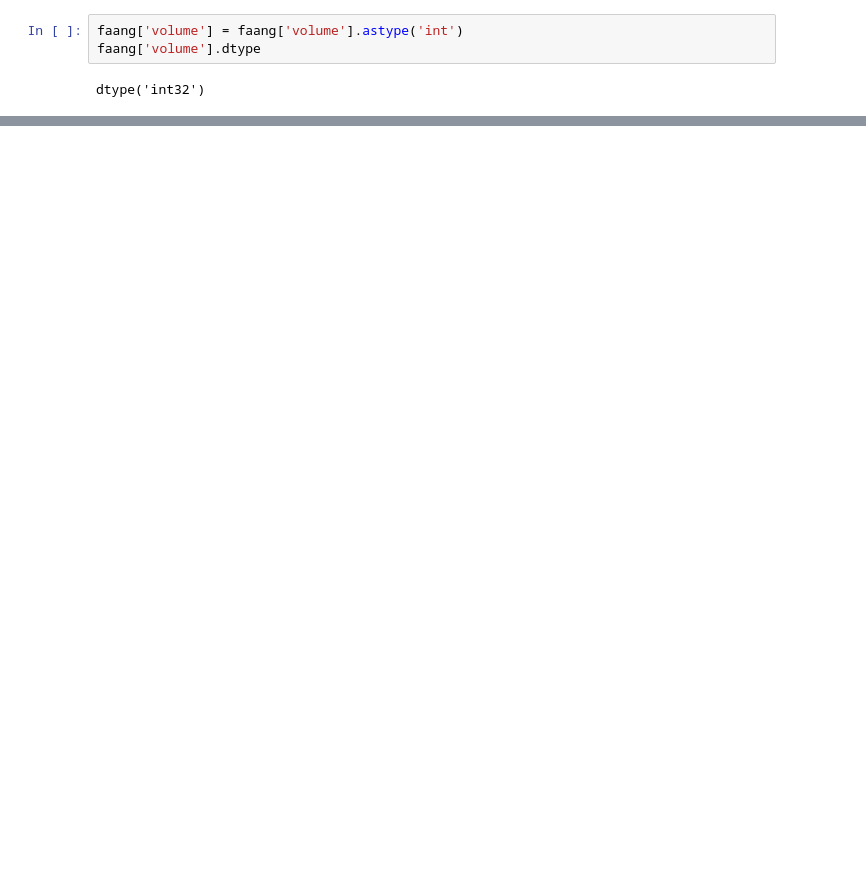
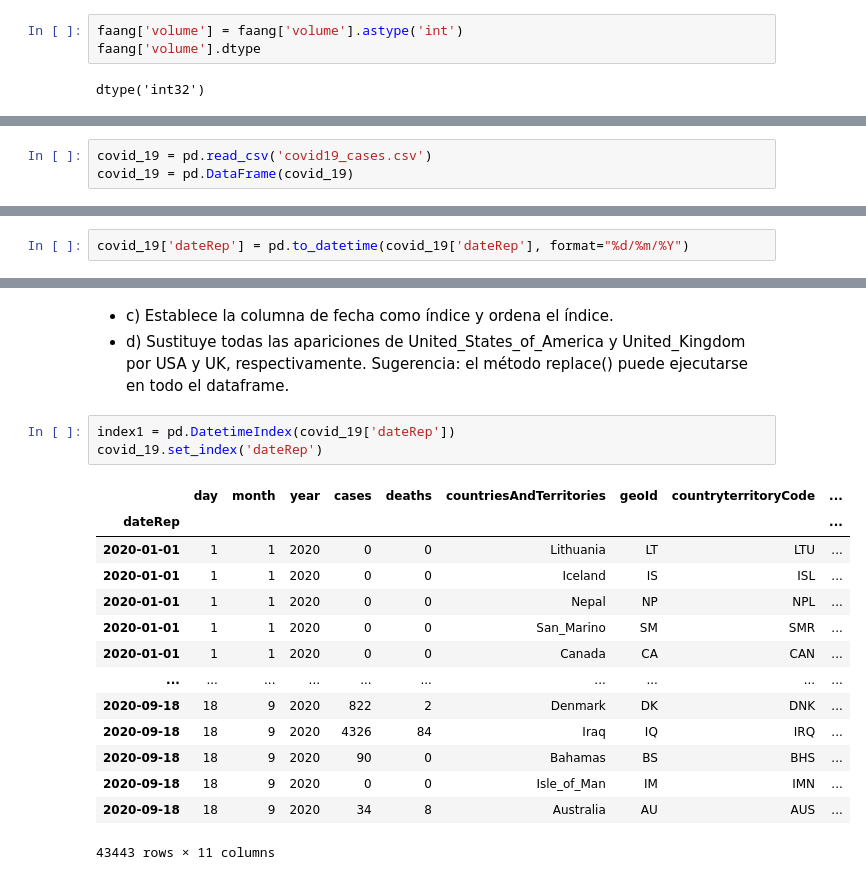
Before and after one commit to LauraGSanchz/DS_PT_09_2023, a Jupyter notebook: Data_Analysis/Analisis_de_datos/ch_03/ejercicios/ejercicio.ipynb, the cells around one changed output, grey strips where cells are left out. Cells and saved outputs as stored; diff of their text form; blank space fills up the shorter version.

```diff
--- a/Data_Analysis/Analisis_de_datos/ch_03/ejercicios/ejercicio.ipynb
+++ b/Data_Analysis/Analisis_de_datos/ch_03/ejercicios/ejercicio.ipynb
@@ -95,0 +164,3 @@ from datetime import datetime
+# %%
+covid_19 = pd.read_csv('covid19_cases.csv')
+covid_19 = pd.DataFrame(covid_19)
@@ -95,0 +191,2 @@ from datetime import datetime
+# %%
+covid_19['dateRep'] = pd.to_datetime(covid_19['dateRep'], format="%d/%m/%Y")
@@ -95,0 +209,21 @@ from datetime import datetime
+# %% [markdown]
+- c) Establece la columna de fecha como índice y ordena el índice.
+- d) Sustituye todas las apariciones de United_States_of_America y United_Kingdom por USA y UK, respectivamente. Sugerencia: el método replace() puede ejecutarse en todo el dataframe.
+# %%
+index1 = pd.DatetimeIndex(covid_19['dateRep'])
+covid_19.set_index('dateRep')
+# %% [output]
+|  | day | month | year | cases | deaths | countriesAndTerritories | geoId | countryterritoryCode | ... |
+| dateRep |  |  |  |  |  |  |  |  | ... |
+| 2020-01-01 | 1 | 1 | 2020 | 0 | 0 | Lithuania | LT | LTU | ... |
+| 2020-01-01 | 1 | 1 | 2020 | 0 | 0 | Iceland | IS | ISL | ... |
+| 2020-01-01 | 1 | 1 | 2020 | 0 | 0 | Nepal | NP | NPL | ... |
+| 2020-01-01 | 1 | 1 | 2020 | 0 | 0 | San_Marino | SM | SMR | ... |
+| 2020-01-01 | 1 | 1 | 2020 | 0 | 0 | Canada | CA | CAN | ... |
+| ... | ... | ... | ... | ... | ... | ... | ... | ... | ... |
+| 2020-09-18 | 18 | 9 | 2020 | 822 | 2 | Denmark | DK | DNK | ... |
+| 2020-09-18 | 18 | 9 | 2020 | 4326 | 84 | Iraq | IQ | IRQ | ... |
+| 2020-09-18 | 18 | 9 | 2020 | 90 | 0 | Bahamas | BS | BHS | ... |
+| 2020-09-18 | 18 | 9 | 2020 | 0 | 0 | Isle_of_Man | IM | IMN | ... |
+| 2020-09-18 | 18 | 9 | 2020 | 34 | 8 | Australia | AU | AUS | ... |
+43443 rows × 11 columns
```
Also changed, not shown: parts of 20 cells of this notebook, 1 other file.
